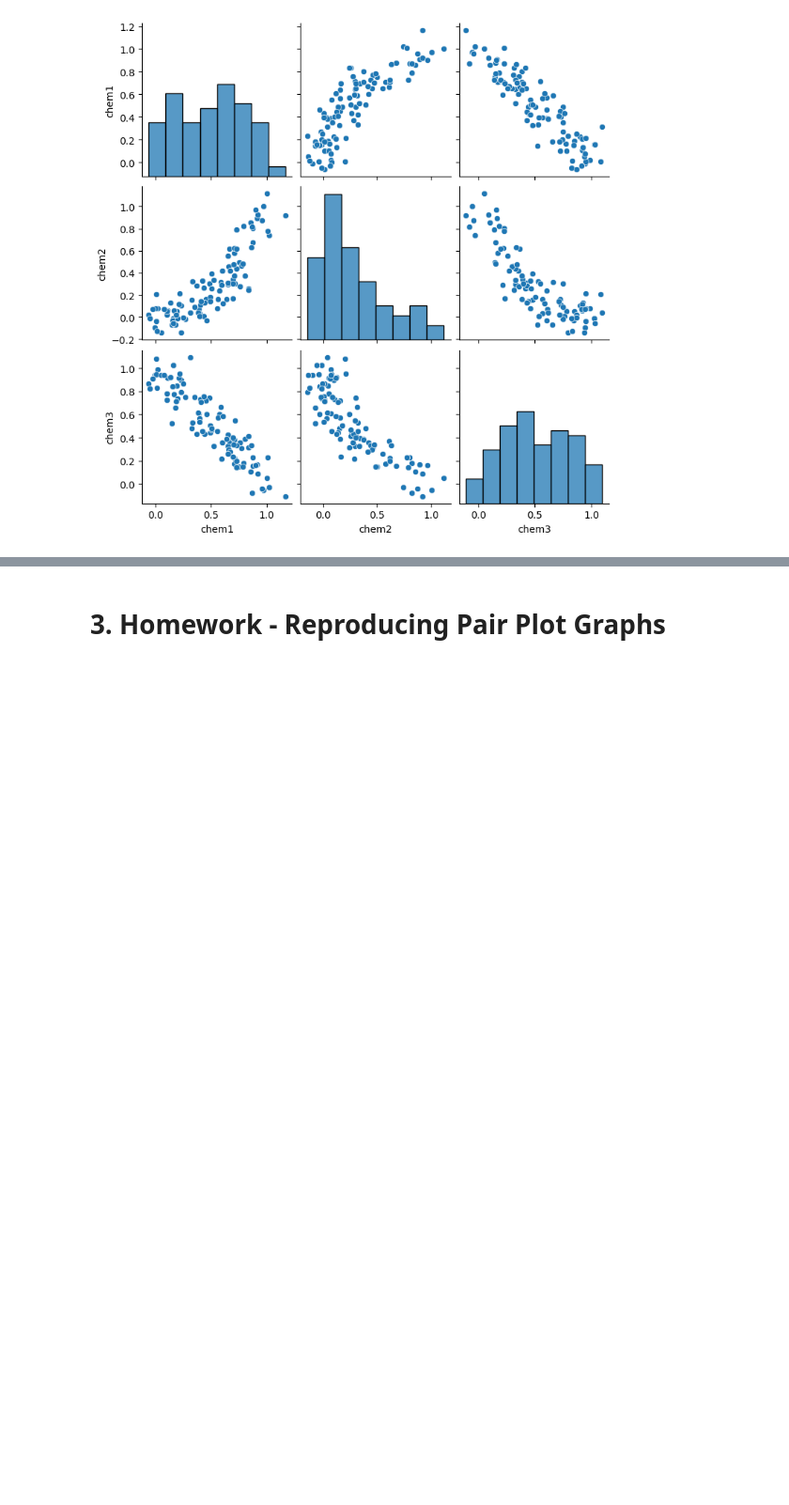
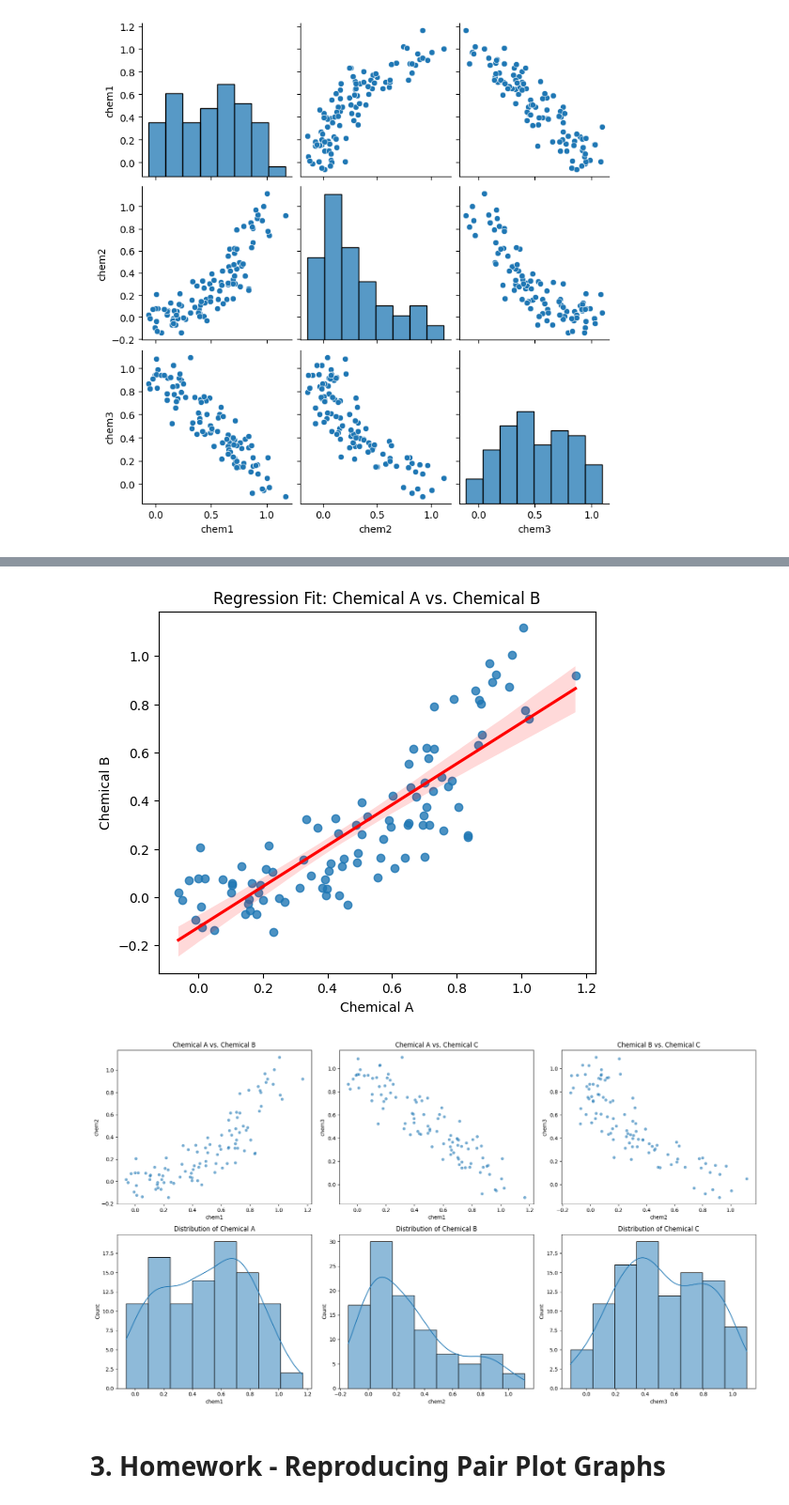
Before and after one commit to SergeyNelyapenkoBU/2025-spring-B2, a Jupyter notebook: OMDS-ModB2-Week5-Nelyapenko-Sergey-concealed-answer.ipynb, the cells around one changed output, grey strips where cells are left out. Shown at 94% size. Saved outputs shown, nothing was run; the diff lists cells and outputs as text; code cells hidden in the pictures; blank space fills up the shorter version.

```diff
--- a/OMDS-ModB2-Week5-Nelyapenko-Sergey-concealed-answer.ipynb
+++ b/OMDS-ModB2-Week5-Nelyapenko-Sergey-concealed-answer.ipynb
@@ -137,3 +187,42 @@ sns.pairplot(df_chem)
+# %%
+
+
+# Scatter plot with regression fit
+fig, ax = plt.subplots(figsize=(6, 5))
+sns.regplot(x=df_chem['chem1'], y=df_chem['chem2'], ax=ax, line_kws={"color": "red"})
+ax.set_title('Regression Fit: Chemical A vs. Chemical B')
+ax.set_xlabel('Chemical A')
+ax.set_ylabel('Chemical B')
+plt.show()
+
+# Display six graphs: Three scatter plots and three histograms
+fig, axes = plt.subplots(2, 3, figsize=(18, 10))
+
+# Scatter plots
+sns.scatterplot(ax=axes[0, 0], x=df_chem['chem1'], y=df_chem['chem2'], alpha=0.6)
+axes[0, 0].set_title('Chemical A vs. Chemical B')
+
+sns.scatterplot(ax=axes[0, 1], x=df_chem['chem1'], y=df_chem['chem3'], alpha=0.6)
+axes[0, 1].set_title('Chemical A vs. Chemical C')
+
+sns.scatterplot(ax=axes[0, 2], x=df_chem['chem2'], y=df_chem['chem3'], alpha=0.6)
+axes[0, 2].set_title('Chemical B vs. Chemical C')
+
+# Histograms
+sns.histplot(df_chem['chem1'], kde=True, ax=axes[1, 0])
+axes[1, 0].set_title('Distribution of Chemical A')
+
+sns.histplot(df_chem['chem2'], kde=True, ax=axes[1, 1])
+axes[1, 1].set_title('Distribution of Chemical B')
+
+sns.histplot(df_chem['chem3'], kde=True, ax=axes[1, 2])
+axes[1, 2].set_title('Distribution of Chemical C')
+
+plt.tight_layout()
+plt.show()
+# %% [output]
+[figure, added]
+[figure, added]
 # %% [markdown]
 # 3. Homework - Reproducing Pair Plot Graphs
 # %% [markdown]
```
Also changed, not shown: parts of 12 cells of this notebook, 1 other file.
